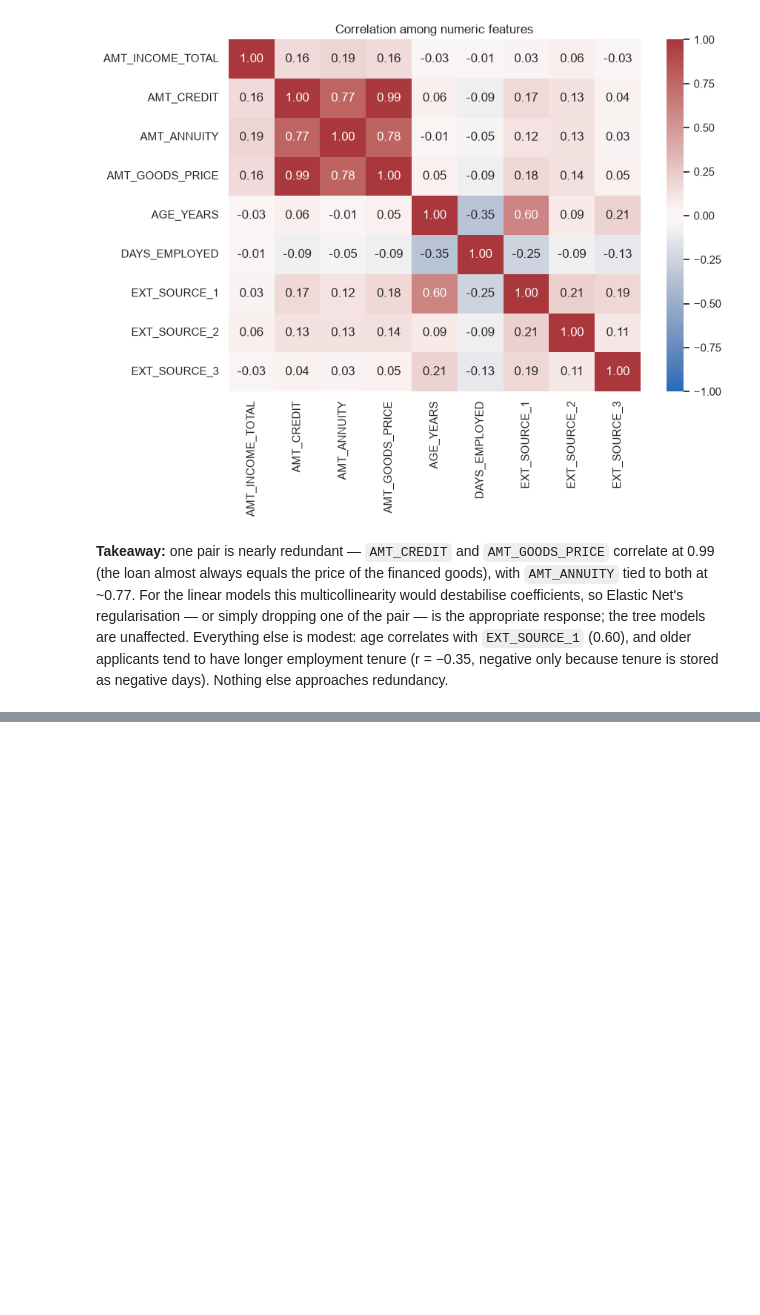
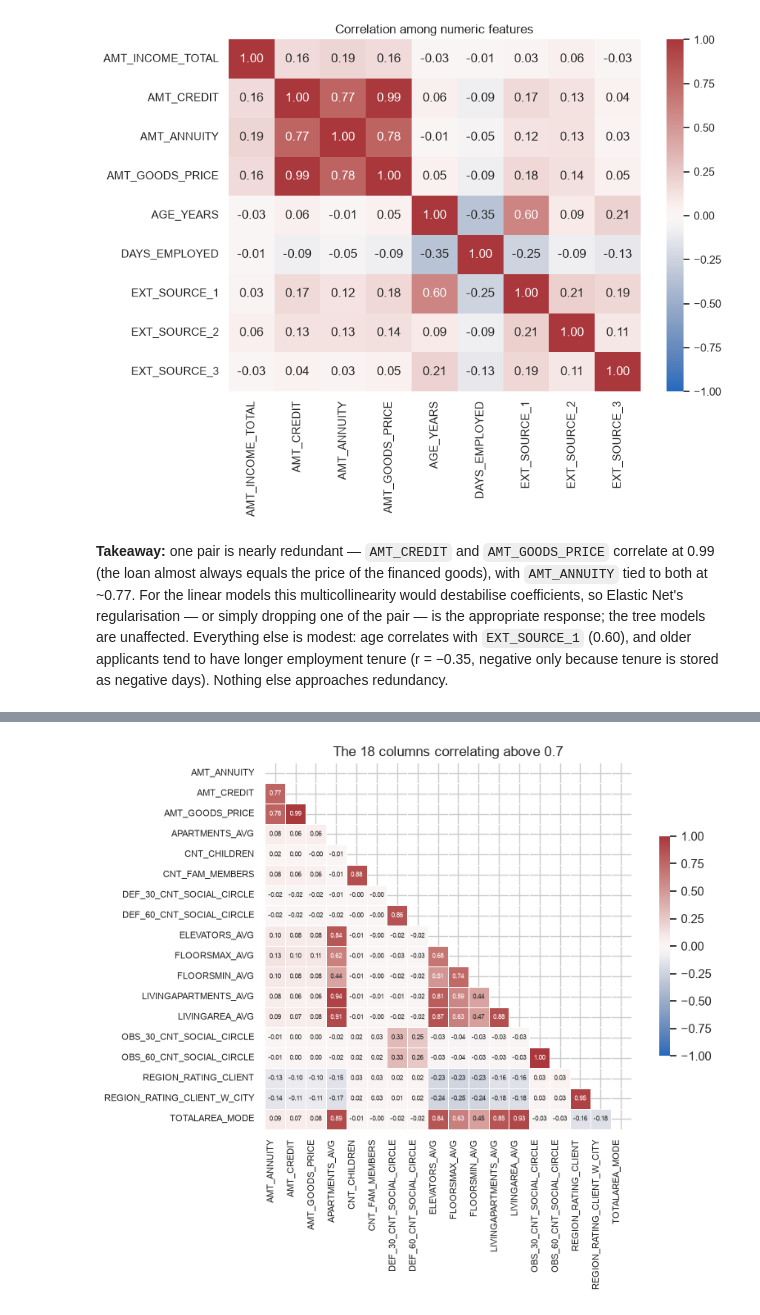
Before and after one commit to Edo-analyst/Home-Credit-Risk-Analysis, a Jupyter notebook: notebooks/01_eda.ipynb, the cells around one changed output, grey strips where cells are left out. Saved outputs shown, nothing was run; the diff lists cells and outputs as text; code cells hidden in the pictures; blank space fills up the shorter version.

Commit message:
Add EDA corr + plots (corr ext + fix miss)

```diff
--- a/notebooks/01_eda.ipynb
+++ b/notebooks/01_eda.ipynb
@@ -456,0 +464,35 @@ plt.show()
+# %%
+CORR_THRESHOLD = 0.7
+
+numeric = df.drop(columns=["TARGET", "SK_ID_CURR"]).select_dtypes(include="number")
+
+flags = [c for c in numeric.columns if numeric[c].nunique() <= 2]
+cyclic = ["HOUR_APPR_PROCESS_START"]
+avg_measurements = {c[:-4] for c in numeric.columns if c.endswith("_AVG")}
+twins = [c for c in numeric.columns
+         if c.endswith(("_MEDI", "_MODE")) and c[:-5] in avg_measurements]
+
+numeric = numeric.drop(columns=flags + cyclic + twins)
+
+
+all_pairs = numeric.corr().abs()
+all_pairs = all_pairs.where(np.triu(np.ones(all_pairs.shape), k=1).astype(bool)).stack()
+
+high_corr = sorted({c for pair in all_pairs[all_pairs > CORR_THRESHOLD].index for c in pair})
+
+corr = numeric[high_corr].corr()
+mask = np.triu(np.ones(corr.shape), k=0).astype(bool)   # hide the upper triangle and diagonal
+
+fig, ax = plt.subplots(figsize=(9, 7))
+sns.heatmap(corr, mask=mask, annot=True, fmt=".2f", annot_kws={"size": 6},
+            cmap="vlag", center=0, vmin=-1, vmax=1, square=True, linewidths=0.4,
+            cbar_kws={"shrink": 0.6}, ax=ax)
+ax.set_xticklabels(ax.get_xticklabels(), rotation=90, ha="right", fontsize=8)
+ax.set_yticklabels(ax.get_yticklabels(), rotation=0, fontsize=8)
+ax.set_title(f"The {len(high_corr)} columns correlating above {CORR_THRESHOLD}")
+
+fig.tight_layout()
+fig.savefig(f"{FIGURES_DIR}/numeric_correlation_matrix.png", dpi=150)
+plt.show()
+# %% [output]
+[figure, added]
```
Also changed, not shown: parts of 5 cells of this notebook, 2 other files.
